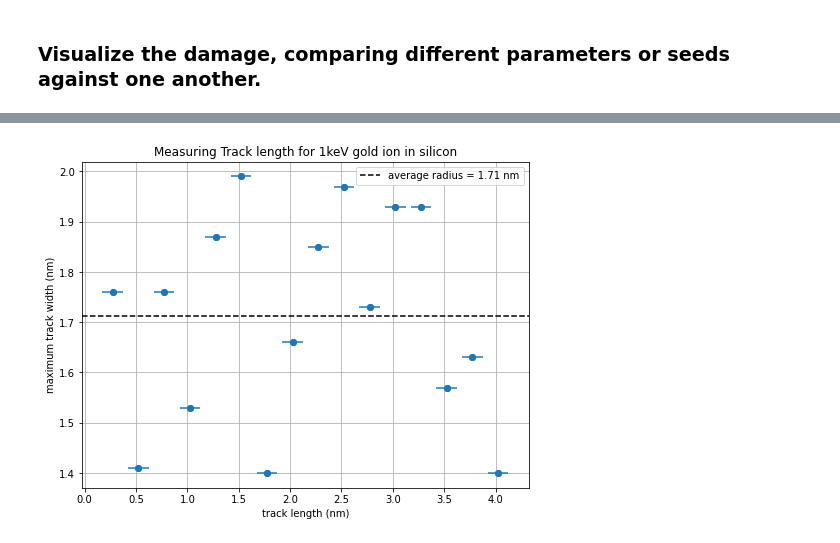
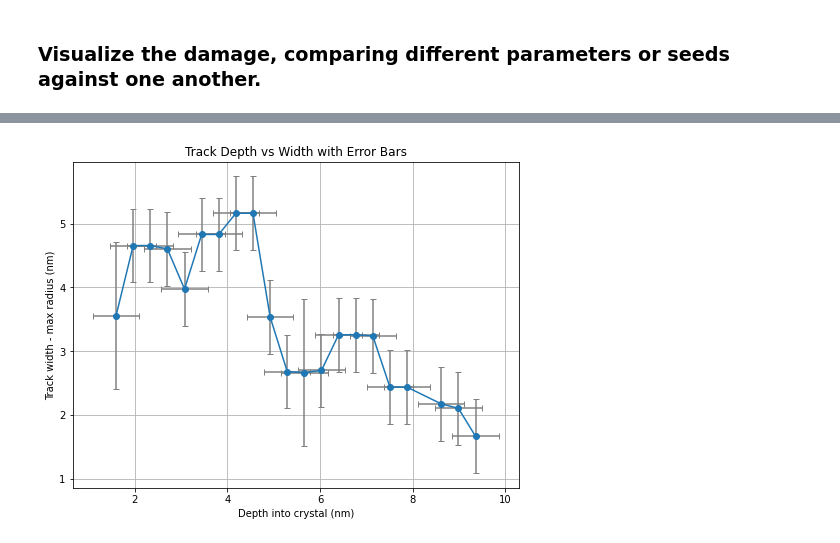
Before and after one commit to NSF-GCR-MDDM/kmream_md, a Jupyter notebook: md_vacancies.ipynb, the cells around one changed output, grey strips where cells are left out. Cells and saved outputs as stored; diff of their text form; code cells hidden in the pictures.

```diff
--- a/md_vacancies.ipynb
+++ b/md_vacancies.ipynb
@@ -794,16 +611,0 @@ print(std_total)
-# %%
-overall_average = np.mean(max_radii)
-
-fig, ax = plt.subplots(figsize=(8, 6))  # create figure and axes properly
-
-plt.scatter(depths, max_radii)
-plt.errorbar(depths, max_radii, xerr = depth_tol, fmt='o')
-plt.axhline(y = overall_average, color = 'black', linestyle = '--', label = f'average radius = {overall_average:.2f} nm')
-#plt.errorbar(depths, max_radii, yerr = y_error_bars, fmt='o')
-plt.title(f'Measuring Track length for 1keV gold ion in silicon')
-plt.xlabel('track length (nm)')
-plt.ylabel('maximum track width (nm)')
-plt.legend(loc = 'best')
-plt.grid(True)
-# %% [output]
-[figure, removed]
@@ -809,0 +703,33 @@ plt.grid(True)
+# %%
+depths = []
+max_radii = []
+std_errors = []
+
+plt.figure(figsize=(8, 6))
+
+for point in depth_points:
+    results = all_results.get(tuple(point), [])
+    if not results:
+        continue
+
+    valid_results = [r for r in results if r['avg_totalpoints'] > 0]
+    if not valid_results:
+        continue
+
+    max_entry = valid_results[-1]
+    max_radii.append(max_entry['radius'])
+    std_errors.append(max_entry['std_totalpoints'])
+
+    depth = np.dot(point - start, track_unit)
+    depths.append(depth)
+
+h_error = np.full_like(depths, depth_tol)
+
+
+plt.errorbar(depths, max_radii, xerr=h_error, yerr=std_errors, fmt='o-', ecolor='gray', capsize=3)
+plt.xlabel('Depth into crystal (nm)')
+plt.ylabel('Track width - max radius (nm)')
+plt.title('Track Depth vs Width with Error Bars')
+plt.grid(True)
+# %% [output]
+[figure, added]
```
Also changed, not shown: parts of 36 cells of this notebook.
